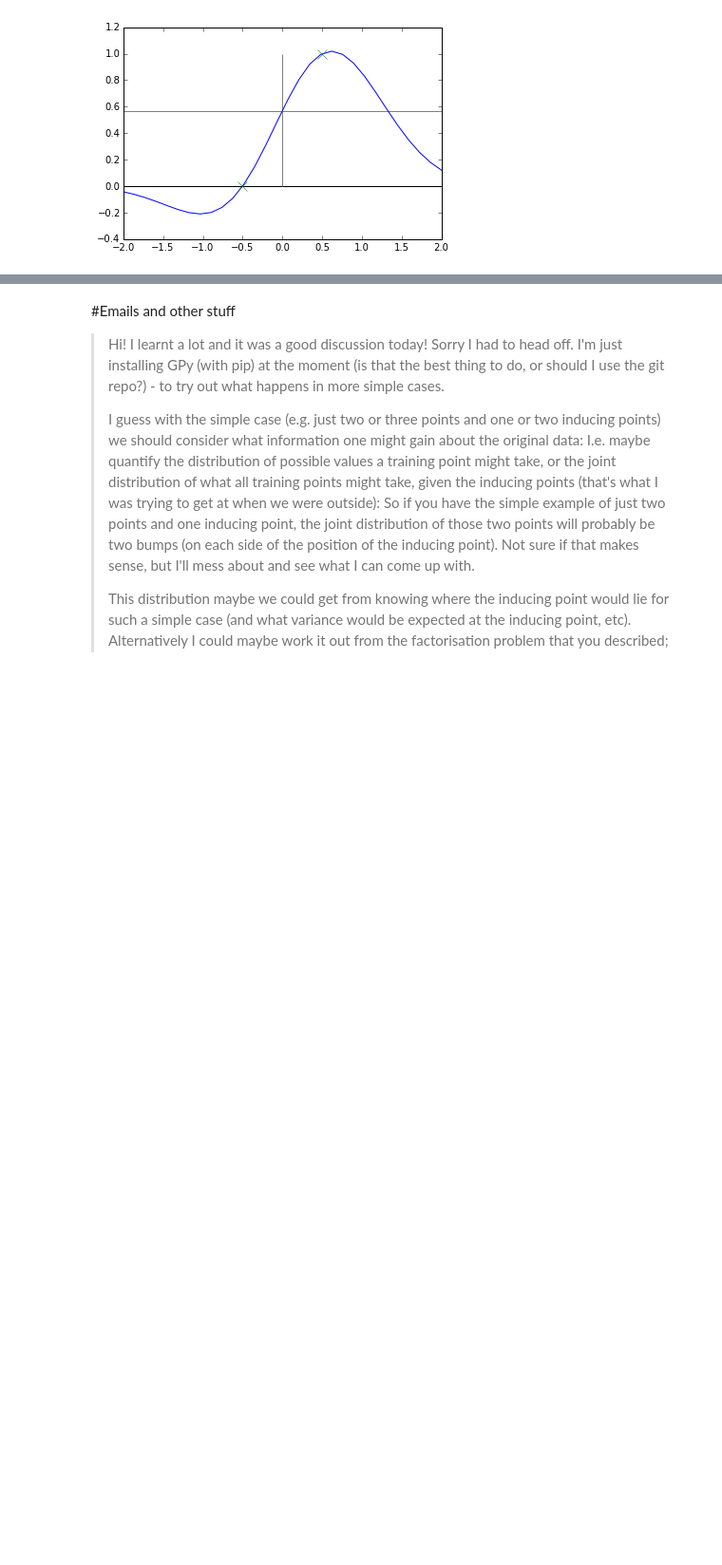
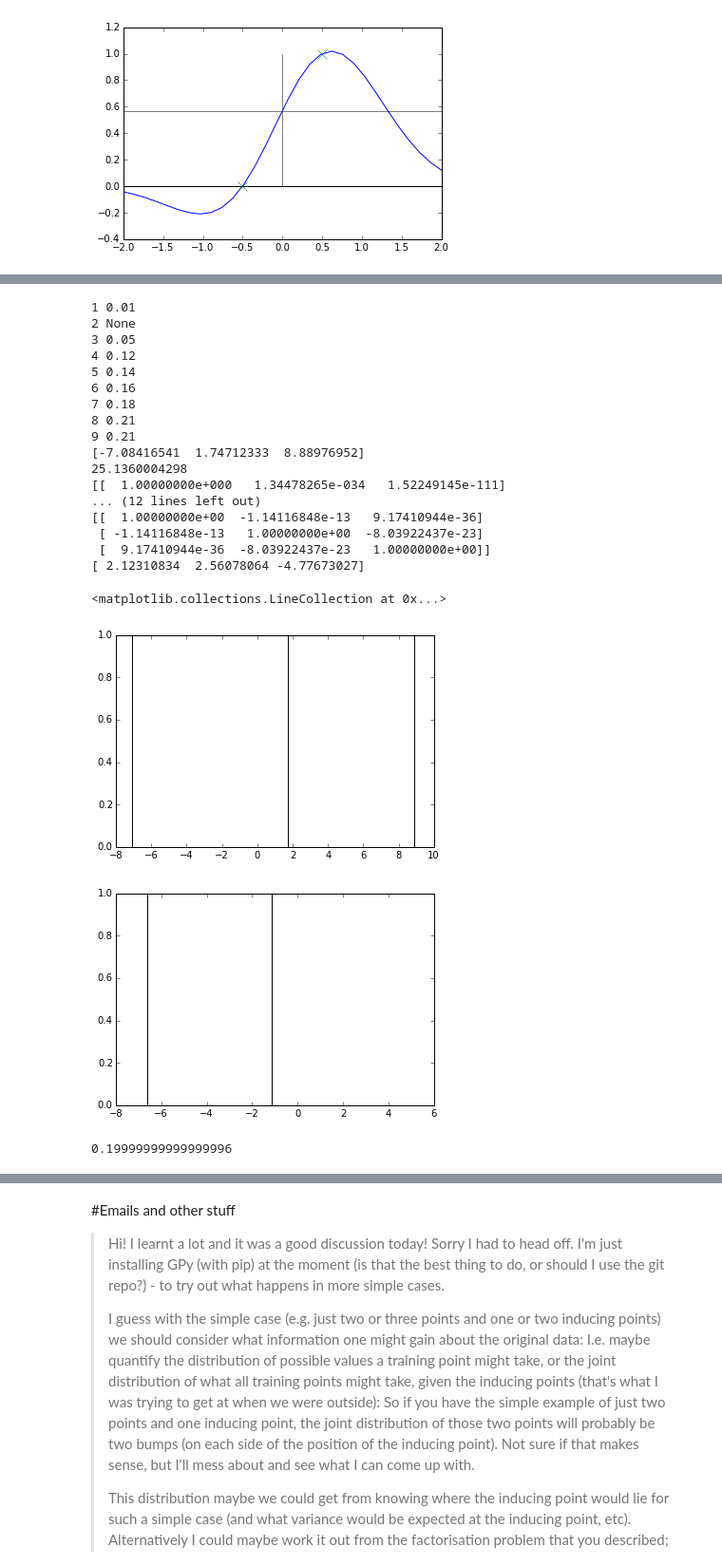
Before and after one commit to scikic/virtual, a Jupyter notebook: Virtual Patients.ipynb, the cells around one changed output, grey strips where cells are left out. Shown: that part at 95% size. Saved outputs shown, nothing was run; the diff lists cells and outputs as text; code cells hidden in the pictures; blank space fills up the shorter version.

Commit message:
Putting bounds on the sensitivity of the GP function

```diff
--- a/Virtual Patients.ipynb
+++ b/Virtual Patients.ipynb
@@ -688,0 +719,76 @@ Could we use this still to select $\Delta$. One needs to be careful that the val
+# %%
+#What does K^-1 look like?
+
+
+for ylim in range(1,10,1):
+    thresh = None
+    for ti in range(100):
+        threshold = ti/100.0;
+        minS = 1000000000
+        minX = None
+        minY = None
+        maxS = -1
+        maxX = None
+        minY = None
+        for i in range(500):
+            while True:
+                x = np.random.uniform(-10,10,size=3)
+                x.sort()
+                if min(x[1:]-x[0:-1])>threshold:
+                    break
+            y = np.random.uniform(-ylim,ylim,size=3)
+            s = np.abs( np.sum(np.dot(np.linalg.inv(k(x,x)),y)) )
+            if s > maxS:
+                maxS = s
+                maxX = x
+                maxY = y
+            if s < minS:
+                minS = s
+                minX = x
+                minY = y
+        if maxS > 30:
+            thresh = threshold
+       #     print threshold
+    print ylim, thresh
+print maxX
+print maxS
+print k(maxX,maxX)
+print np.linalg.inv(k(maxX,maxX))
+print maxY
+print "--------------------"
+print minX
+print minS
+print k(minX,minX)
+print np.linalg.inv(k(minX,minX))
+print minY
+
+plt.vlines(maxX,0,1)
+plt.figure()
+plt.vlines(minX,0,1)
+
+#future idea: Fisher info puts a lower bound on variance (and so an upper bound on inverse variance) can we use that?%%!
+# %% [output]
+1 0.01
+2 None
+3 0.05
+4 0.12
+5 0.14
+6 0.16
+7 0.18
+8 0.21
+9 0.21
+[-7.08416541  1.74712333  8.88976952]
+25.1360004298
+[[  1.00000000e+000   1.34478265e-034   1.52249145e-111]
+... (12 lines left out)
+[[  1.00000000e+00  -1.14116848e-13   9.17410944e-36]
+ [ -1.14116848e-13   1.00000000e+00  -8.03922437e-23]
+ [  9.17410944e-36  -8.03922437e-23   1.00000000e+00]]
+[ 2.12310834  2.56078064 -4.77673027]
+<matplotlib.collections.LineCollection at 0x...>
+[figure, added]
+[figure, added]
+# %%
+x = np.array([1,3,6,1.2,2,5])
+# %% [output]
+0.19999999999999996
```
Also changed, not shown: parts of 4 cells of this notebook.
